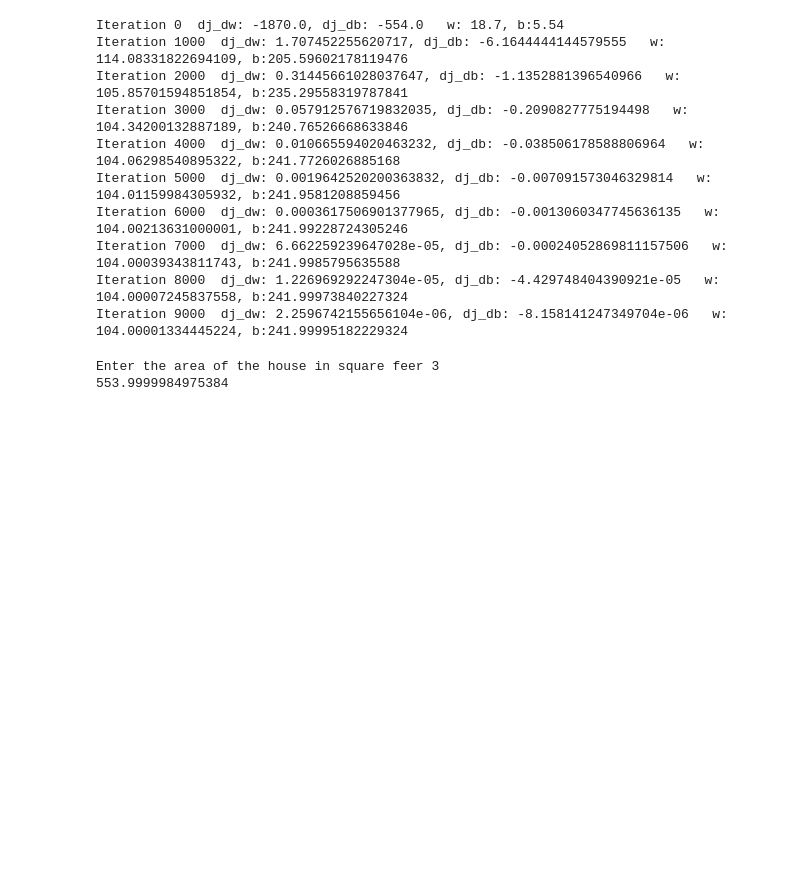
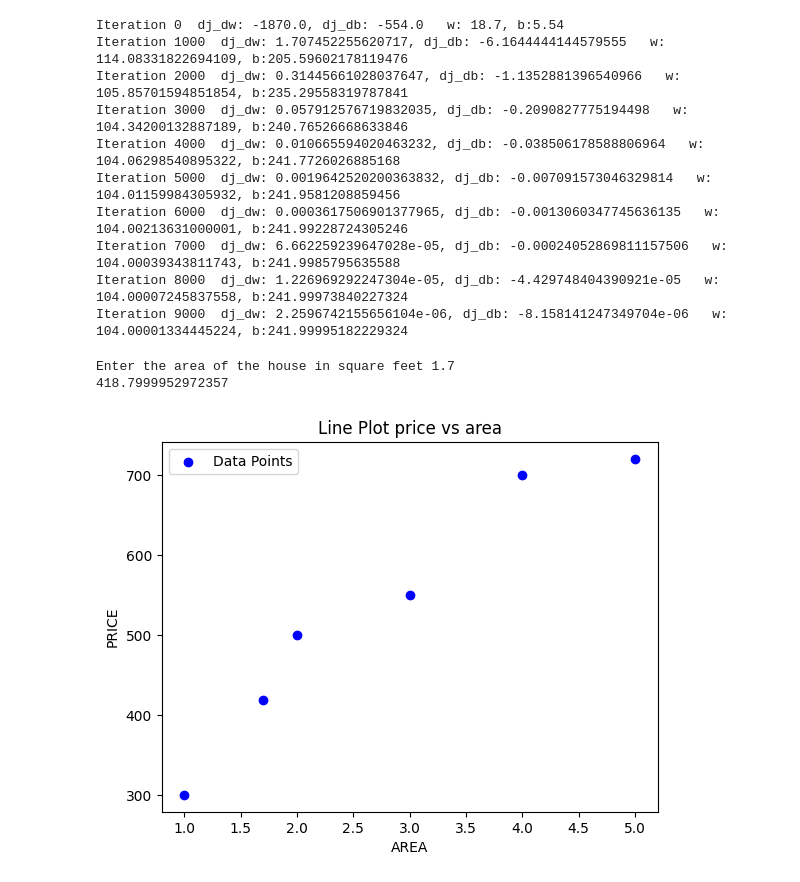
Before and after one commit to Sahilyadav123/Cost-prediction-Linear-Regression, a Jupyter notebook: gradinet descent.ipynb, the cells around one changed output. Saved outputs shown, nothing was run; the diff lists cells and outputs as text; code cells hidden in the pictures; blank space fills up the shorter version.

```diff
--- a/gradinet descent.ipynb
+++ b/gradinet descent.ipynb
@@ -61,7 +73,23 @@ Iteration 8000  dj_dw: 1.226969292247304e-05, dj_db: -4.429748404390921e-05   w:
 Iteration 9000  dj_dw: 2.2596742155656104e-06, dj_db: -8.158141247349704e-06   w: 104.00001334445224, b:241.99995182229324
 # %%
 a=float(input("Enter the area of the house in square feet")) # take 1000sq.ft as 1 and in multiple of 1
-print(w_final*a+b_final)
+cost=w_final*a+b_final
+print(cost)
 # %% [output]
-Enter the area of the house in square feer 3
-553.9999984975384
+Enter the area of the house in square feet 1.7
+418.7999952972357
+# %%
+x_train=np.append(x_train,a)
+y_train=np.append(y_train,cost)
+# %%
+plt.scatter(x_train, y_train, marker='o', color='b', label="Data Points")
+# Add labels and title
+plt.xlabel("AREA")
+plt.ylabel("PRICE")
+plt.title("Line Plot price vs area")
+plt.legend()
+
+# Show the plot
+plt.show()
+# %% [output]
+[figure, added]
```
Also changed, not shown: parts of 2 cells of this notebook.
